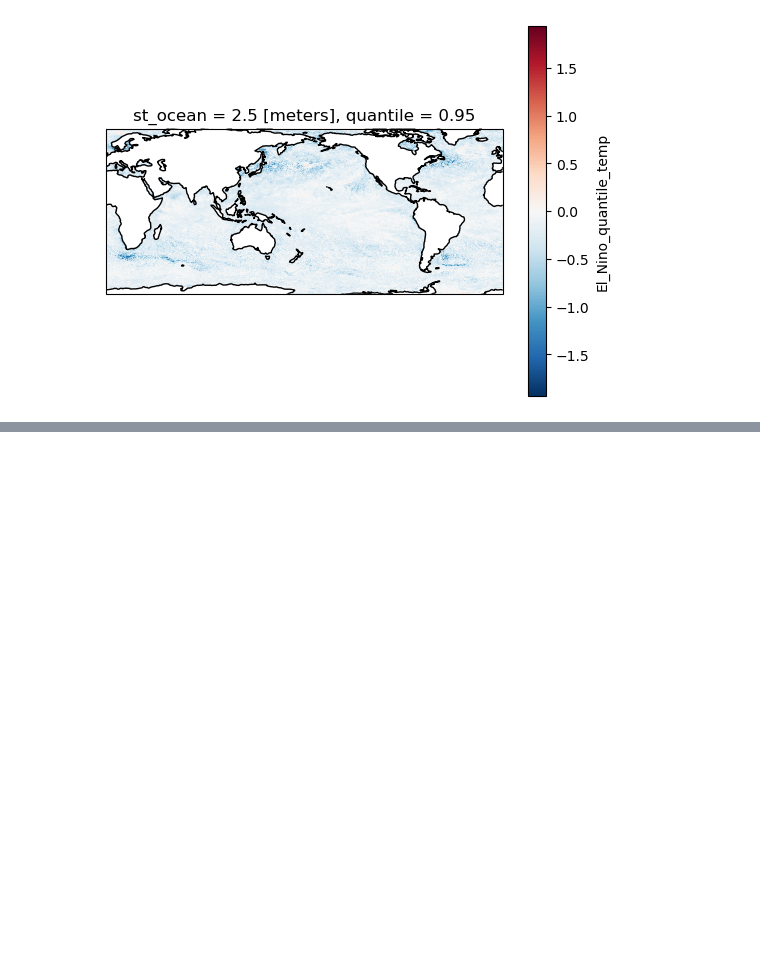
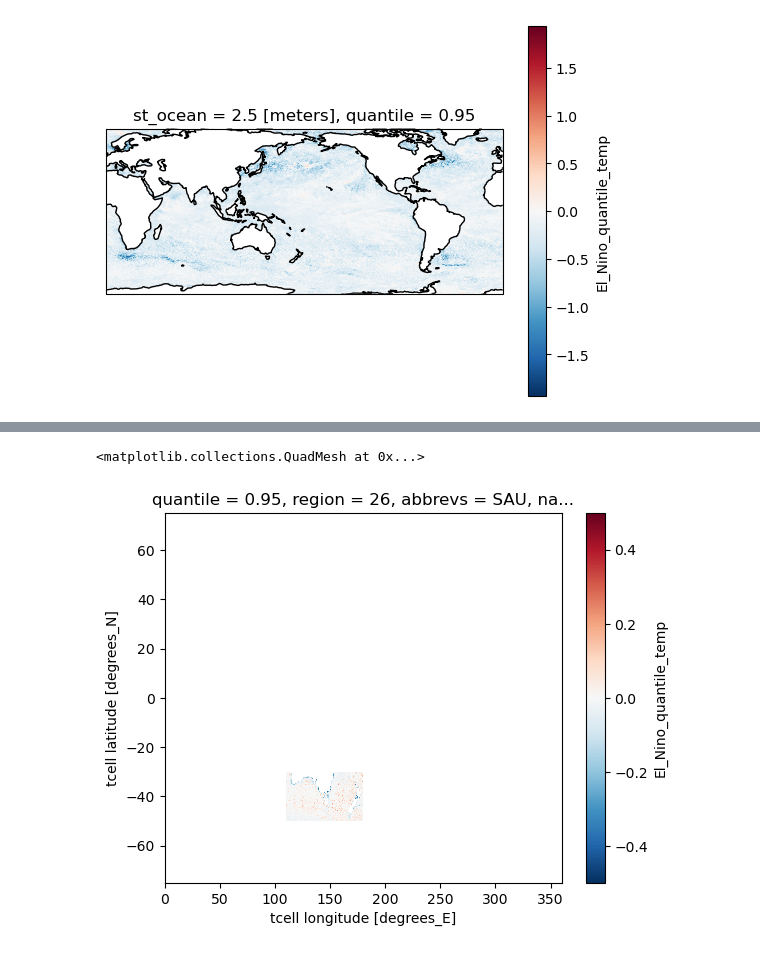
Before and after one commit to Thomas-Moore-Creative/BRAN-climatology-generator-demo, a Jupyter notebook: notebooks/compare_monthly_daily.ipynb, the cells around one changed output, grey strips where cells are left out. Cells and saved outputs as stored; diff of their text form; code cells hidden in the pictures; blank space fills up the shorter version.

```diff
--- a/notebooks/compare_monthly_daily.ipynb
+++ b/notebooks/compare_monthly_daily.ipynb
@@ -199,0 +254,9 @@ KeyError: 'Could not get ``lon`` from ``lon_or_obj``. Please pass lon and lat di
+# %%
+region_mask = mask_3D.isel(region=25)
+# %%
+region_data = diffQUANT.where(region_mask)
+# %%
+region_data.El_Nino_quantile_temp.isel(quantile=1).max('st_ocean').plot()
+# %% [output]
+<matplotlib.collections.QuadMesh at 0x...>
+[figure, added]
```
Also changed, not shown: parts of 13 cells of this notebook, 2 other files.
